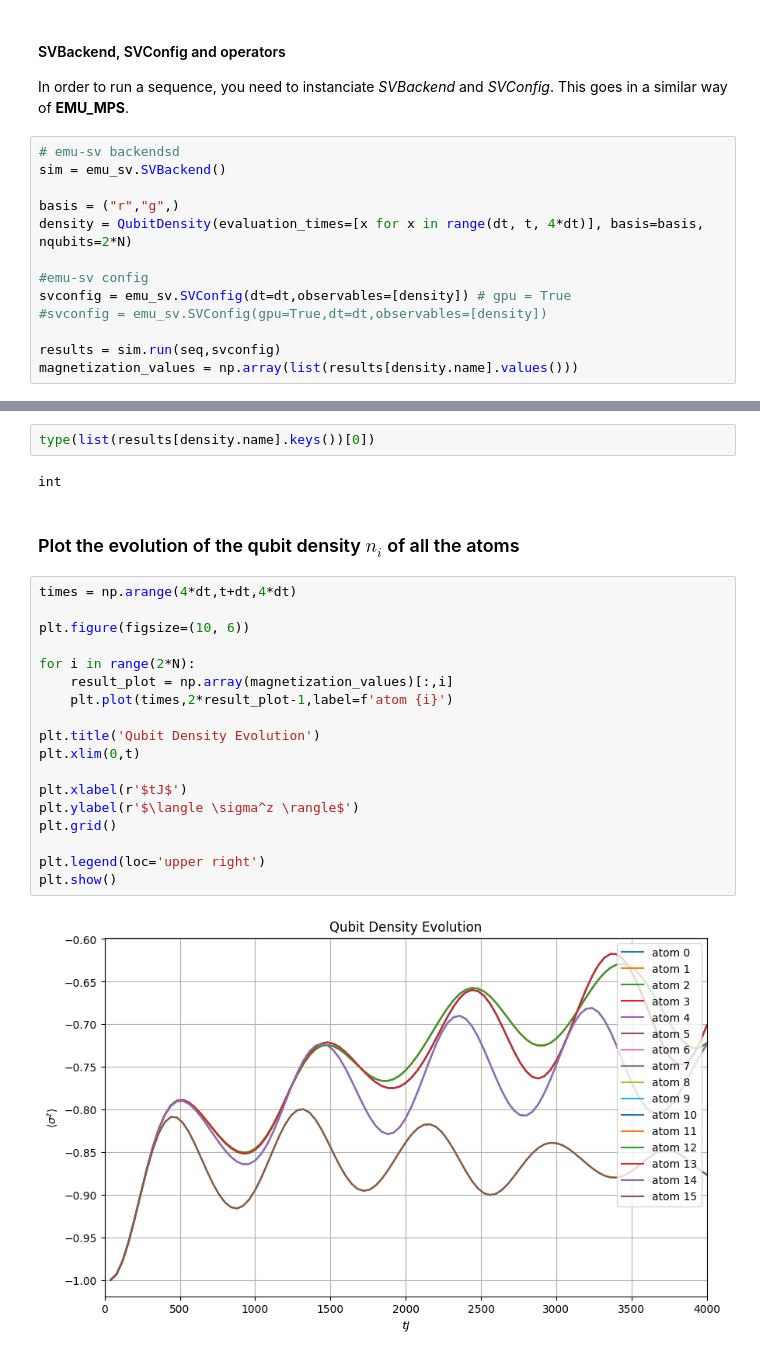
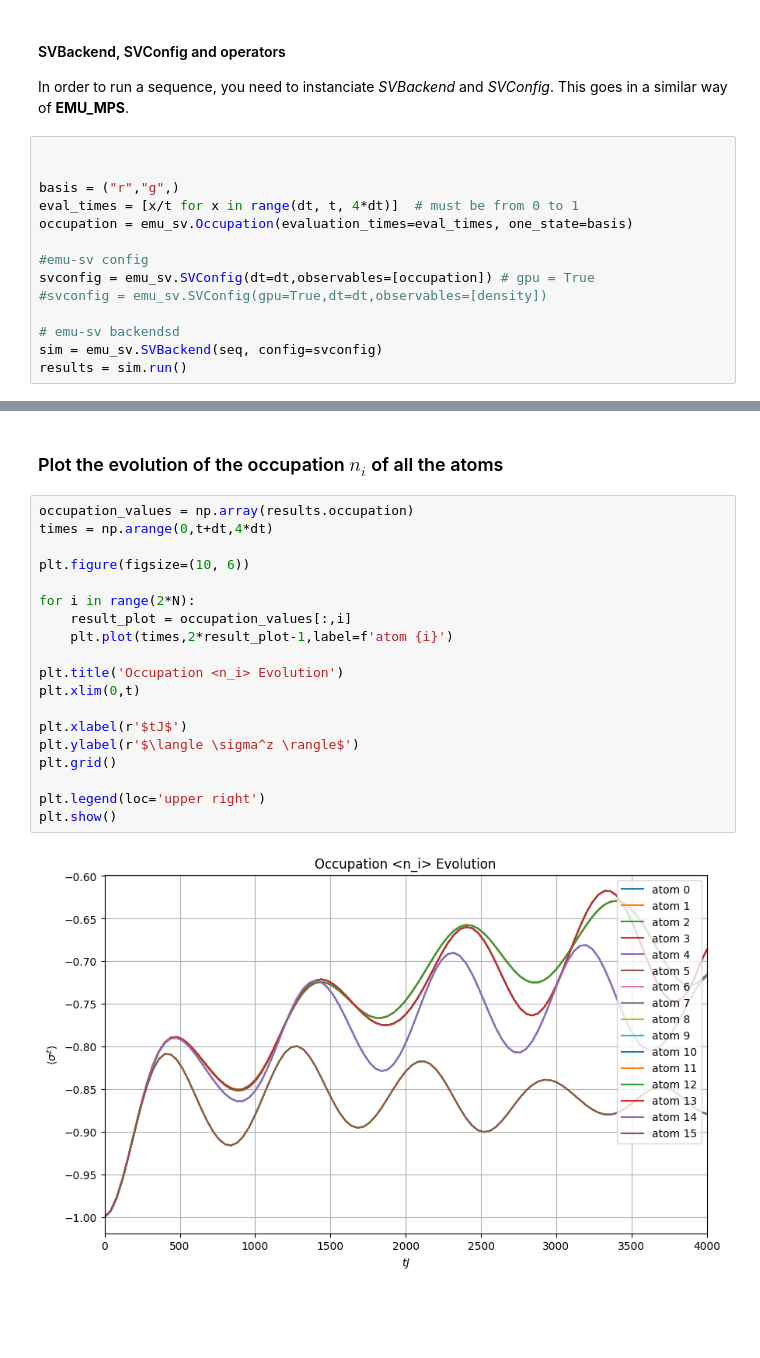
Before and after one commit to pasqal-io/emulators, a Jupyter notebook: examples/emu_sv/quench_emu_sv.ipynb, the cells around one changed output, grey strips where cells are left out. Cells and saved outputs as stored; diff of their text form; blank space fills up the shorter version.

```diff
--- a/examples/emu_sv/quench_emu_sv.ipynb
+++ b/examples/emu_sv/quench_emu_sv.ipynb
@@ -88,16 +89,17 @@ seq.draw()
 
 In order to run a sequence, you need to instanciate *SVBackend* and *SVConfig*. This goes in a similar way of __EMU_MPS__.
 # %%
-# emu-sv backendsd
-sim = emu_sv.SVBackend()
+
 
 basis = ("r","g",)
-density = QubitDensity(evaluation_times=[x for x in range(dt, t, 4*dt)], basis=basis, nqubits=2*N)
+eval_times = [x/t for x in range(dt, t, 4*dt)]  # must be from 0 to 1
+occupation = emu_sv.Occupation(evaluation_times=eval_times, one_state=basis)
 
 #emu-sv config
-svconfig = emu_sv.SVConfig(dt=dt,observables=[density]) # gpu = True
+svconfig = emu_sv.SVConfig(dt=dt,observables=[occupation]) # gpu = True
 #svconfig = emu_sv.SVConfig(gpu=True,dt=dt,observables=[density])
 
-results = sim.run(seq,svconfig)
-magnetization_values = np.array(list(results[density.name].values()))
+# emu-sv backendsd
+sim = emu_sv.SVBackend(seq, config=svconfig)
+results = sim.run()
 # %% [output]
@@ -121,26 +123,23 @@ step = 400/400, RSS = 531.248 MB, Δt = 0.046 s
-# %%
-type(list(results[density.name].keys())[0])
-# %% [output]
-int
 # %% [markdown]
-### Plot the evolution of the qubit density $n_i$ of all the atoms
+### Plot the evolution of the occupation $n_i$ of all the atoms
 # %%
-times = np.arange(4*dt,t+dt,4*dt)
+occupation_values = np.array(results.occupation)
+times = np.arange(0,t+dt,4*dt)
 
 plt.figure(figsize=(10, 6))
 
 for i in range(2*N):
-    result_plot = np.array(magnetization_values)[:,i]
+    result_plot = occupation_values[:,i]
     plt.plot(times,2*result_plot-1,label=f'atom {i}')
 
-plt.title('Qubit Density Evolution')
+plt.title('Occupation <n_i> Evolution')
 plt.xlim(0,t)
 
 plt.xlabel(r'$tJ$')
 plt.ylabel(r'$\langle \sigma^z \rangle$')
 plt.grid()
 
 plt.legend(loc='upper right')
 plt.show()
 # %% [output]
-[figure, old version]
+[figure, new version]
```
Also changed, not shown: parts of 3 cells of this notebook, 56 other files.
